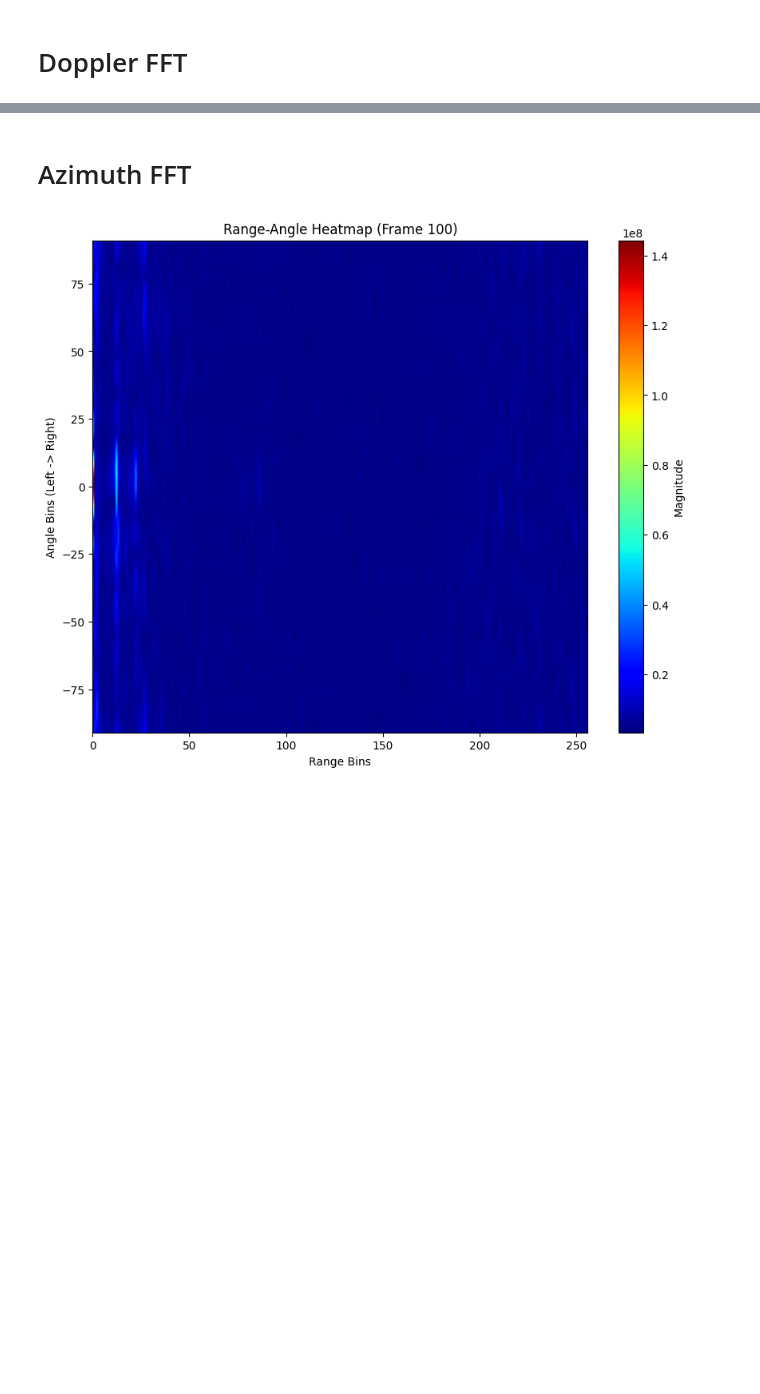
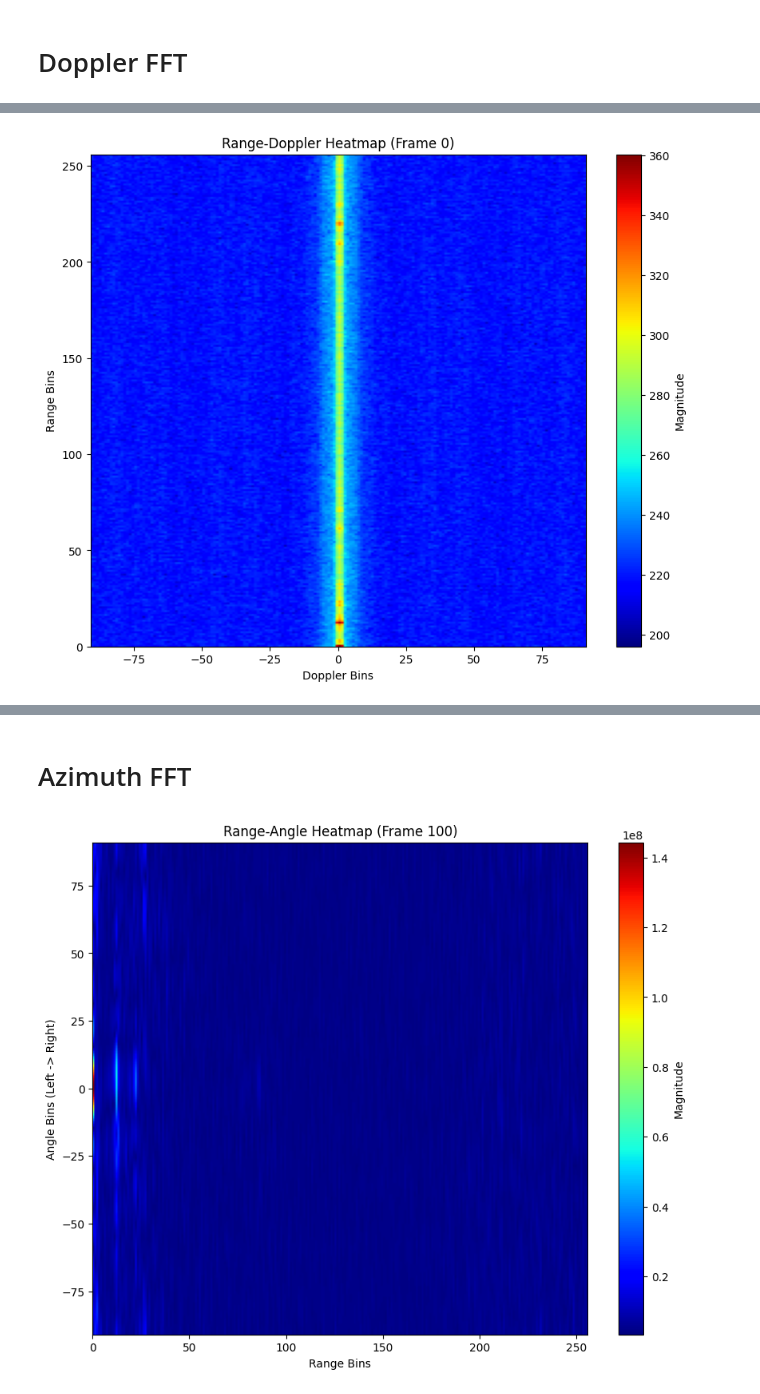
Before and after one commit to SouherdyaSarkar/FMCW_Signal_Processing, a Jupyter notebook: processors/Data_processor.ipynb, the cells around one changed output, grey strips where cells are left out. Saved outputs shown, nothing was run; the diff lists cells and outputs as text; code cells hidden in the pictures; blank space fills up the shorter version.

```diff
--- a/processors/Data_processor.ipynb
+++ b/processors/Data_processor.ipynb
@@ -142,27 +144,38 @@ plt.show()
 # %%
+global_vmin = np.min(det_matrices)
+global_vmax = np.max(det_matrices)
+
 fig, ax = plt.subplots(figsize=(10, 8))
 initial_map = np.fft.fftshift(det_matrices[0], axes=1)
-im = ax.imshow(initial_map, aspect='auto', origin='lower', cmap='jet',extent=extent)
+
+im = ax.imshow(
+    initial_map,
+    aspect='auto',
+    origin='lower',
+    cmap='jet',
+    extent=extent,
+    vmin=global_vmin,
+    vmax=global_vmax
+)
 
 ax.set_xlabel("Doppler Bins")
 ax.set_ylabel("Range Bins")
 cbar = fig.colorbar(im, label="Magnitude")
+
 def update(frame):
     rd_map_shifted = np.fft.fftshift(det_matrices[frame], axes=1)
     im.set_array(rd_map_shifted)
-    # im.set_clim(vmin=np.min(rd_map_shifted), vmax=np.max(rd_map_shifted))
     ax.set_title(f"Range-Doppler Heatmap (Frame {frame})")
     return [im]
 
 ani = FuncAnimation(
     fig,
     update,
     frames=len(det_matrices),
     interval=50,
     blit=False
 )
 
-ani.save("../Simulations/Phone_Vibration_Doppler_FFT_Data.gif", writer="pillow")
-
-# from IPython.display import HTML
-# HTML(ani.to_jshtml())
+ani.save("../Simulations/Radar/Phone_data_day02/Phone_Vibration_plots/Phone_Static_Doppler_FFT_Data.gif", writer="pillow")
+# %% [output]
+[figure, added]
```
Also changed, not shown: parts of 6 cells of this notebook, 6 other files.
